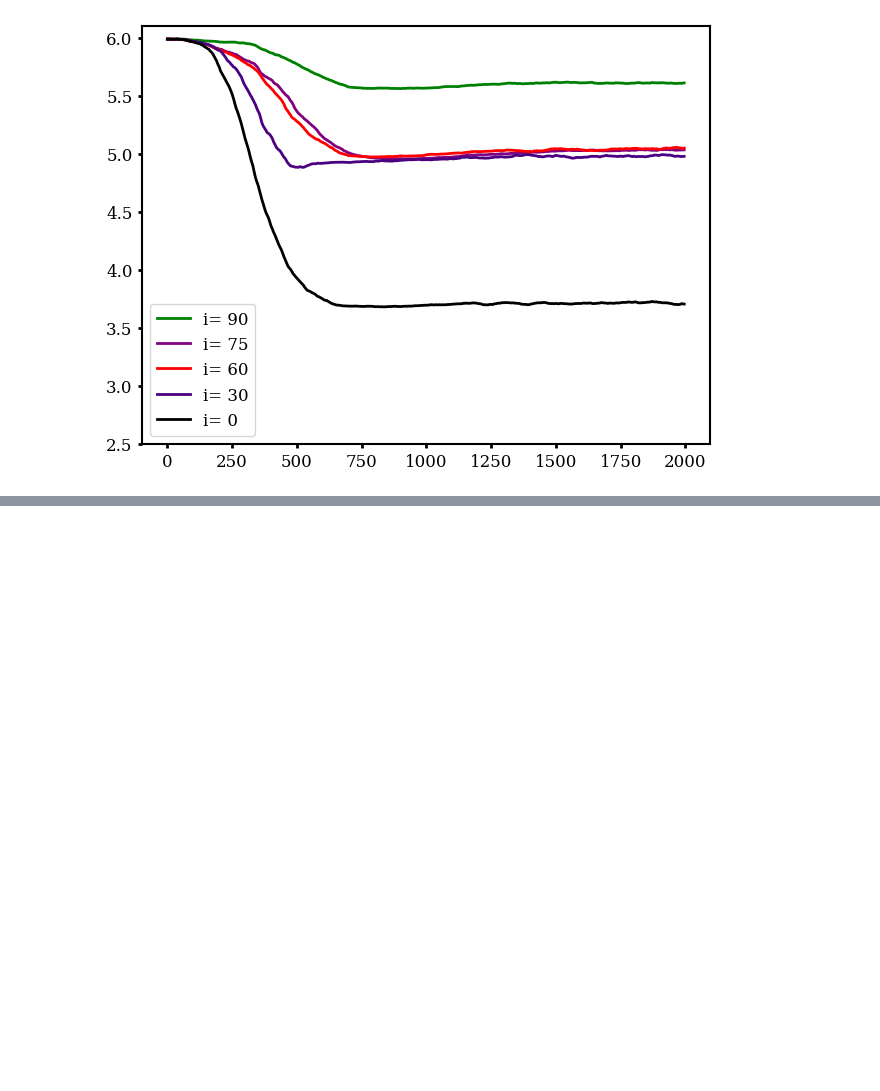
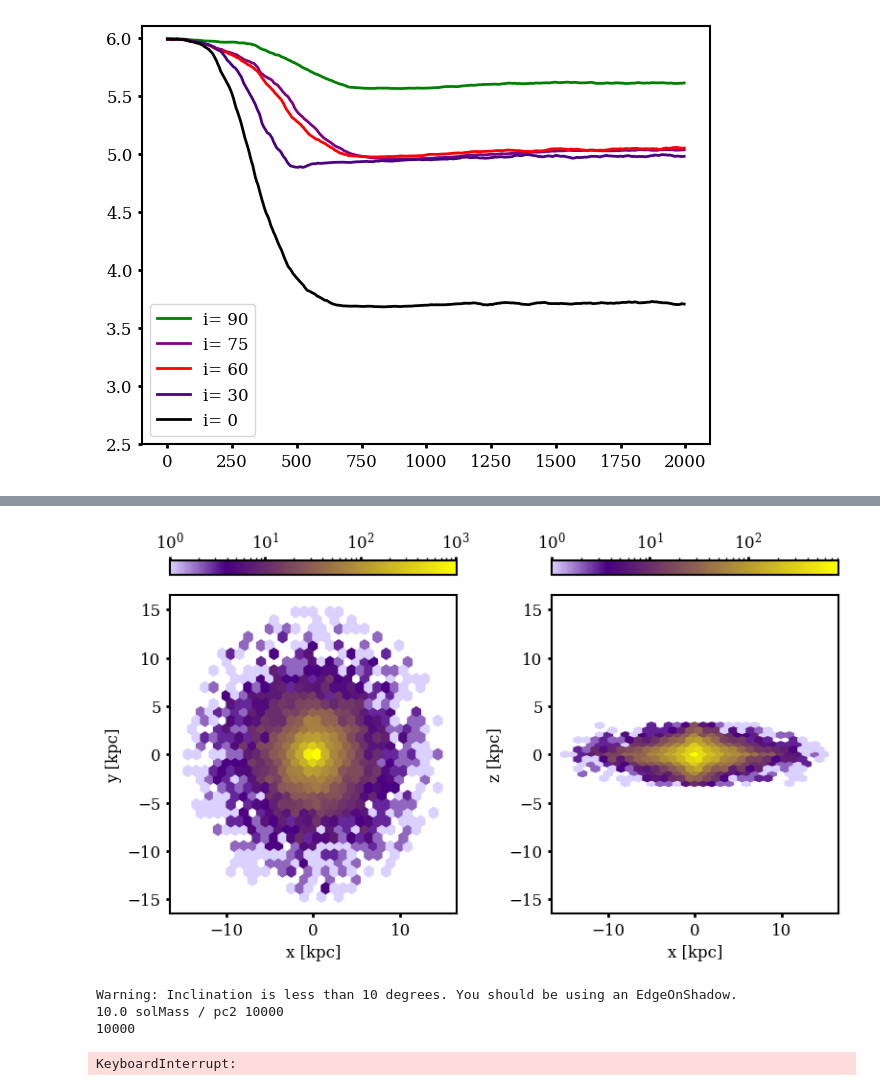
Before and after one commit to HSouch/galarp, a Jupyter notebook: paper/0-1-FullDynamicShadow.ipynb, the cells around one changed output, grey strips where cells are left out. Cells and saved outputs as stored; diff of their text form; code cells hidden in the pictures; blank space fills up the shorter version.

```diff
--- a/paper/0-1-FullDynamicShadow.ipynb
+++ b/paper/0-1-FullDynamicShadow.ipynb
@@ -396,0 +395,42 @@ plt.xlim(0, 1000)
+# %%
+jz_satellite = grp.builtins.JZ2023_Satellite()
+mass_profile = grp.gen_mass_profile(jz_satellite)
+
+particles = grp.ExponentialGrid(h_R=jz_satellite["gas"].parameters["a"],
+                                h_z=jz_satellite["gas"].parameters["b"],
+                                n_particles=10000)
+
+particles.generate(mass_profile=mass_profile, positions="temp/positions.npy")
+
+particles.plot_density(cmap=cmap, gridsize=30)
+# %% [output]
+[figure, added]
+# %%
+orbit_containers_jz = []
+incs = [0, 15, 30, 60, 90]
+
+for inclination in incs:
+
+    rb2006_wind = grp.builtins.RB2006_Wind(inc=inclination)
+
+    shadow = DynamicShadow(rb2006_wind, masses = np.random.uniform(1e5, 1e6, 10000), n_bins=40, depth=1e10)
+
+    sim = grp.RPSim(wind=rb2006_wind, potential=jz_satellite, shadow=shadow)
+
+    orbits = sim.run(particles, integration_time=2000 * u.Myr, dt=5*u.Myr, printout=False, rho_icm=1e-26 * u.g/u.cm**3)
+    orbit_containers_jz.append(orbits)
+
+
+for i, container in enumerate(orbit_containers_jz):
+    times, evol = Mdisk(container)
+    plt.plot(times, evol * 6 / 1e9, label=f"i= { 90 - incs[i]}", color=colors[i], lw=2)
+
+plt.ylim(2.5, 6.1)
+plt.legend()
+plt.tight_layout()
+plt.show()
+# %% [output]
+Warning: Inclination is less than 10 degrees. You should be using an EdgeOnShadow.
+10.0 solMass / pc2 10000
+10000
+KeyboardInterrupt:
```
Also changed, not shown: parts of 7 cells of this notebook, 3 other files.
